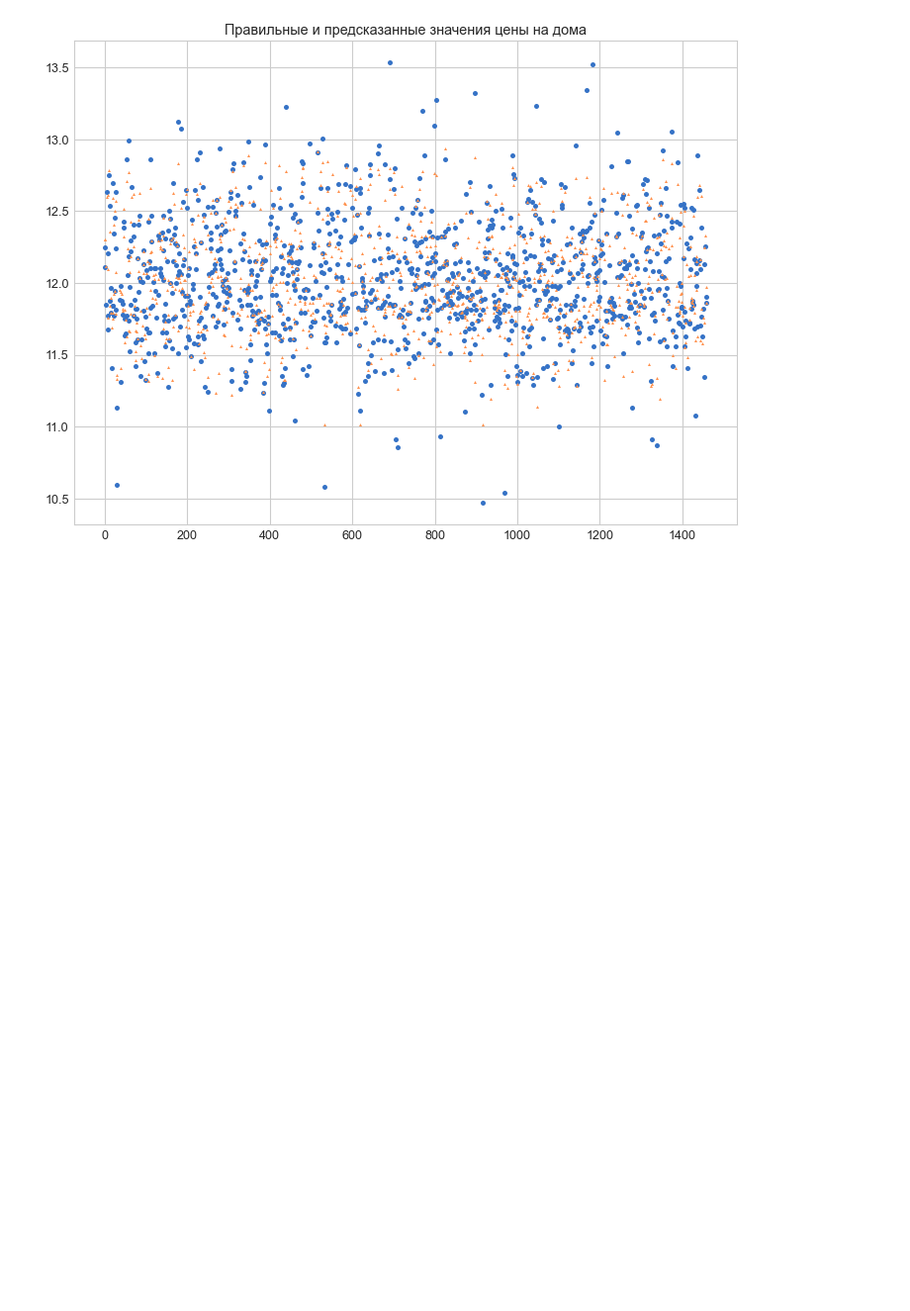
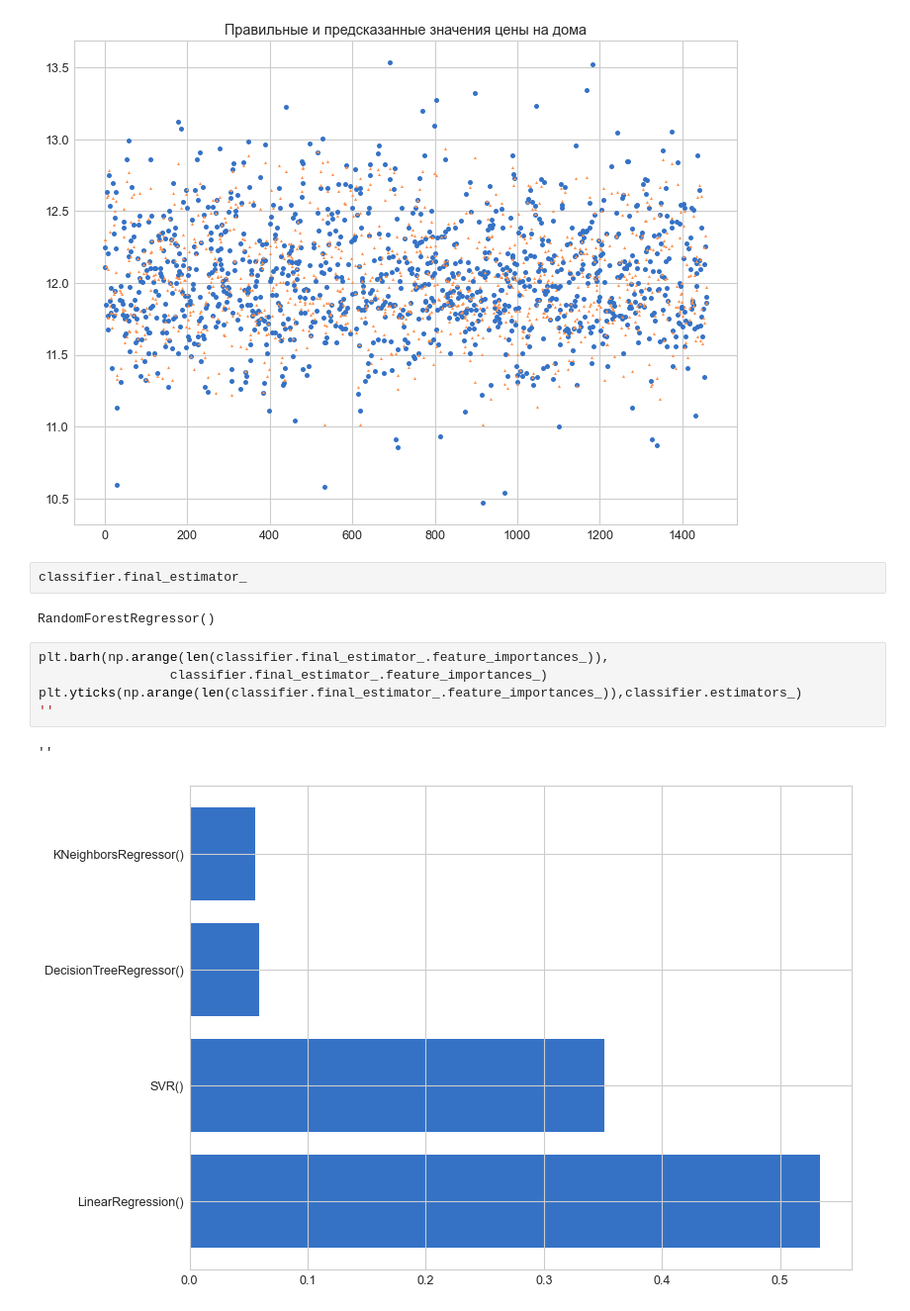
Before and after one commit to HeliosBI/AMLHW5, a Jupyter notebook: HW5.ipynb, the cells around one changed output. Shown at 99% size. Saved outputs shown, nothing was run; the diff lists cells and outputs as text; blank space fills up the shorter version.

Commit message:
added final feature importances

```diff
--- a/HW5.ipynb
+++ b/HW5.ipynb
@@ -228,3 +228,15 @@ plt.title('Правильные и предсказанные значения
 plt.show()
 # %% [output]
 [figure]
+# %%
+classifier.final_estimator_
+# %% [output]
+RandomForestRegressor()
+# %%
+plt.barh(np.arange(len(classifier.final_estimator_.feature_importances_)),
+                 classifier.final_estimator_.feature_importances_)
+plt.yticks(np.arange(len(classifier.final_estimator_.feature_importances_)),classifier.estimators_)
+''
+# %% [output]
+''
+[figure, added]
```
Also changed, not shown: parts of 1 cell of this notebook.
